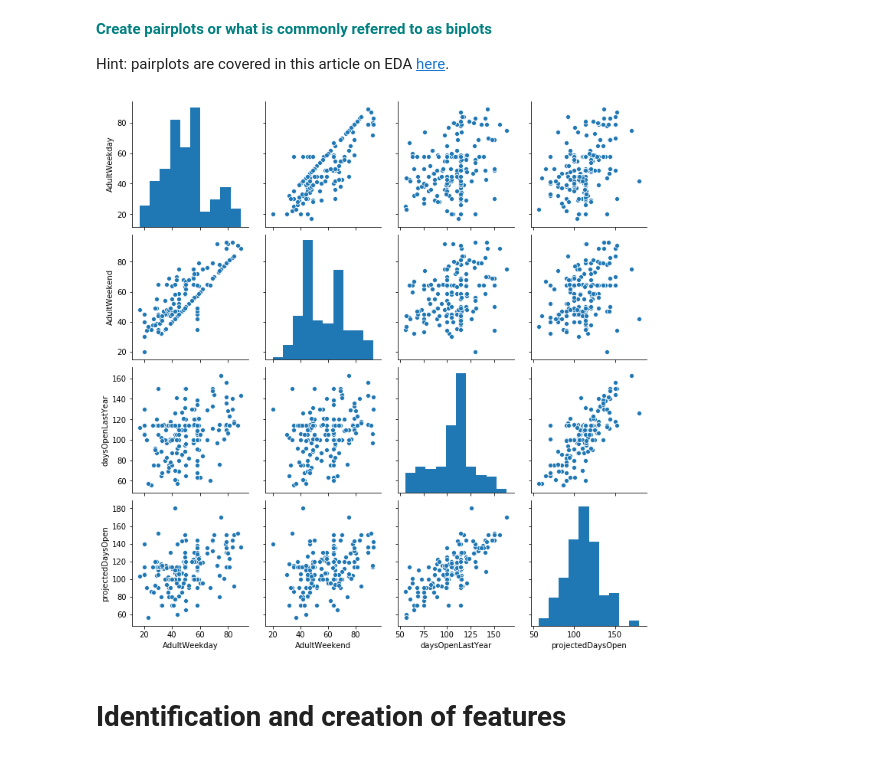
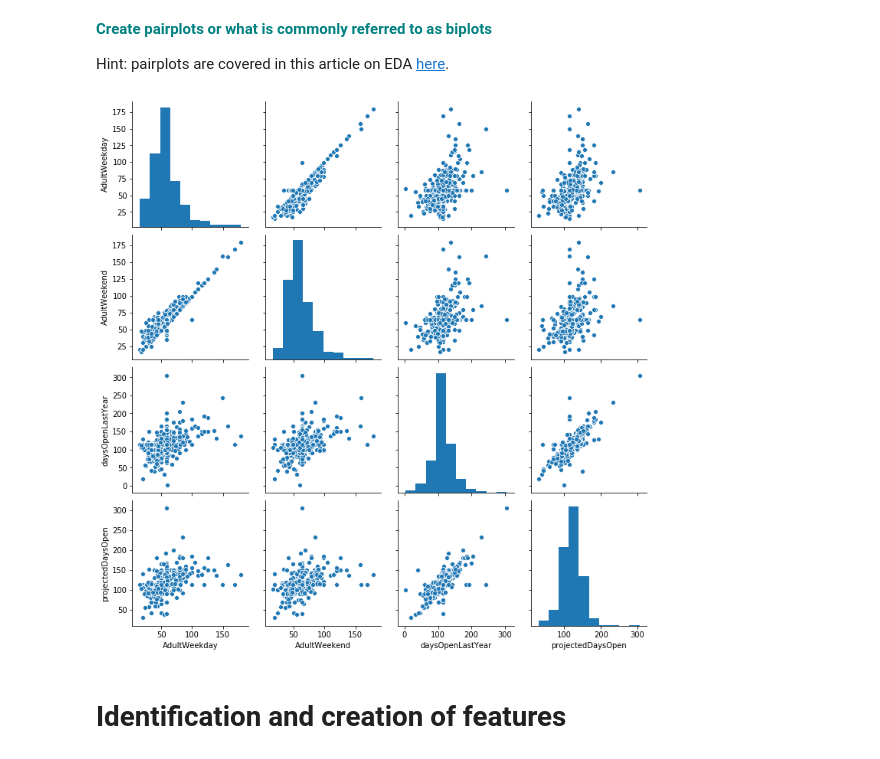
Before and after one commit to bauyrjanj/GuidedCapstone, a Jupyter notebook: EDA/GuidedCapstoneStep3HL.ipynb, the cells around one changed output. Saved outputs shown, nothing was run; the diff lists cells and outputs as text; code cells hidden in the pictures.

```diff
--- a/EDA/GuidedCapstoneStep3HL.ipynb
+++ b/EDA/GuidedCapstoneStep3HL.ipynb
@@ -347,9 +347,9 @@ After reviewing these respons varible distributions, there doesn't appear to be
 
 Hint: pairplots are covered in this article on EDA [here](https://medium.com/@aiden.dataminer/the-data-science-method-dsm-exploratory-data-analysis-bc84d4d8d3f9).
 # %%
-g = sns.pairplot(dfno[['AdultWeekday', 'AdultWeekend', 'daysOpenLastYear', 'projectedDaysOpen']])
+g = sns.pairplot(df[['AdultWeekday', 'AdultWeekend', 'daysOpenLastYear', 'projectedDaysOpen']])
 # %% [output]
-[figure, old version]
+[figure, new version]
 # %% [markdown]
 # Identification and creation of features
 # %% [markdown]
```
Also changed, not shown: parts of 16 cells of this notebook, 1 other file.
